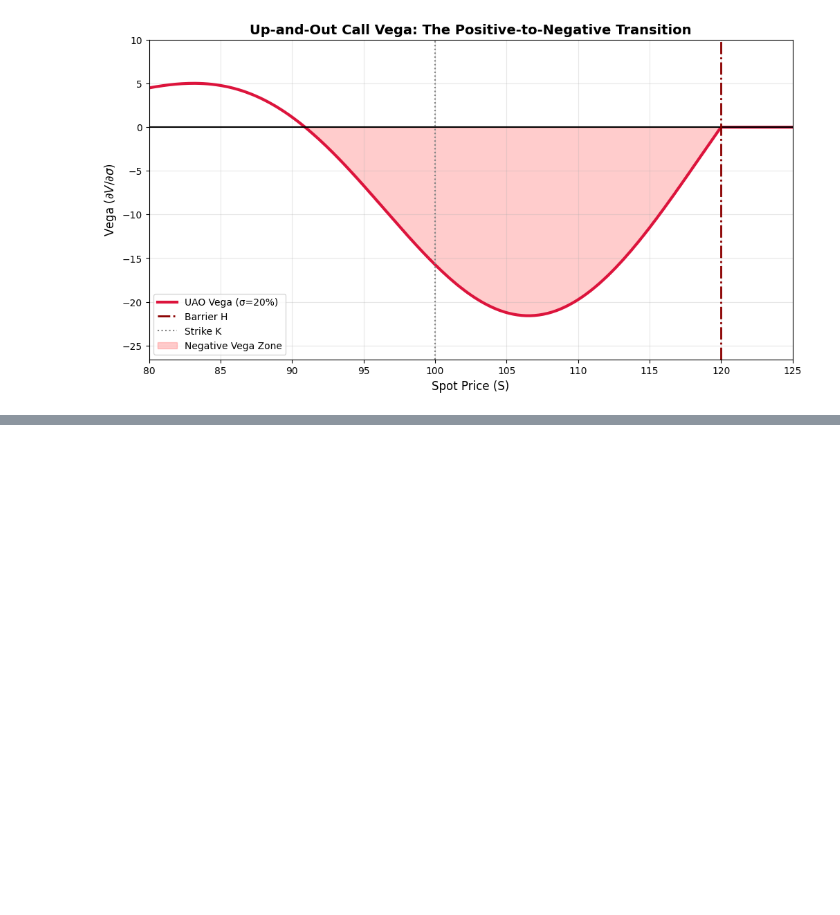
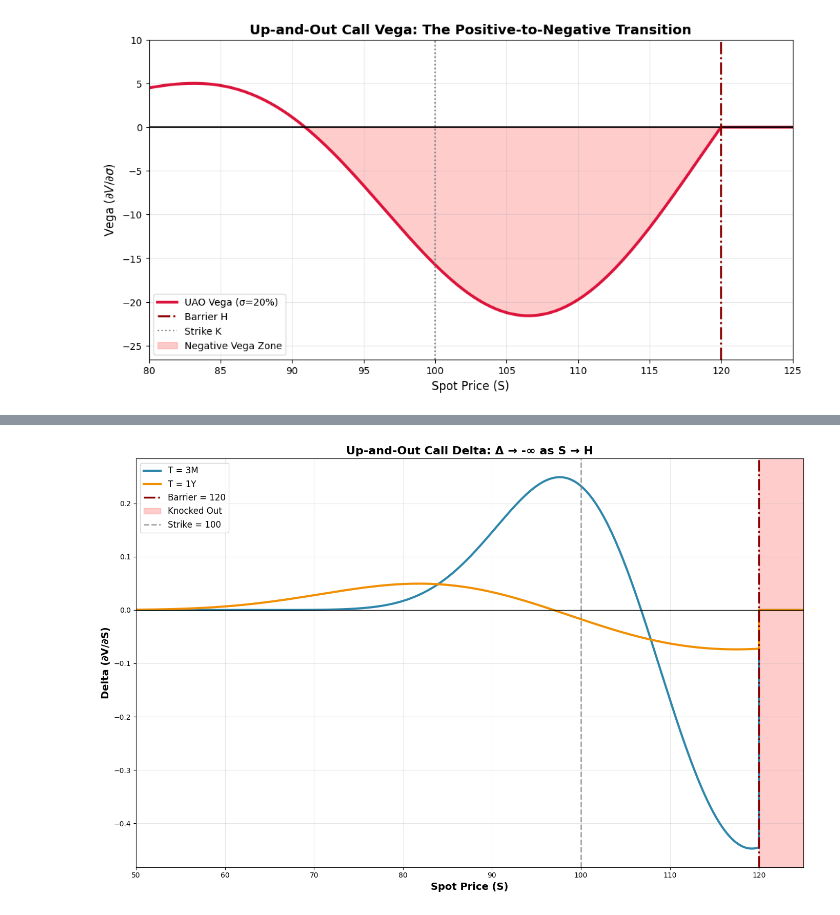
Before and after one commit to Mathis-14/Option_Pricing, a Jupyter notebook: exotics/barrier_options.ipynb, the cells around one changed output, grey strips where cells are left out. Drawn from its saved outputs; the diff is of its cells as text; code cells hidden in the pictures; blank space fills up the shorter version.

Commit message:
Implemented Delta and Gamma code and visualizations for an up and out call Used Reiner-Rubinstein formula

```diff
--- a/exotics/barrier_options.ipynb
+++ b/exotics/barrier_options.ipynb
@@ -298,0 +329,59 @@ plt.show()
+# %%
+# ============== DELTA CALCULATION ==============
+
+def delta_up_out_call(S, K, H, T, r, q, sigma):
+    """
+    Delta = (V(S+h) - V(S)) / h
+    """
+    h = 0.01
+    V1 = reiner_rubinstein_up_out_call(S, K, H, T, r, q, sigma)
+    V2 = reiner_rubinstein_up_out_call(S + h, K, H, T, r, q, sigma)
+    return (V2 - V1)/h
+
+
+# ============== PLOTTING ==============
+
+# Parameters
+K = 100
+H = 120
+r = 0.05
+q = 0.02
+sigma = 0.20
+
+# Spot prices (dense near barrier)
+S = np.concatenate([
+    np.linspace(50, 115, 500),
+    np.linspace(115, 119.99, 3000),
+    np.linspace(120, 125, 50)
+])
+
+# Calculate deltas for two maturities
+delta_3m = delta_up_out_call(S, K, H, 0.25, r, q, sigma)
+delta_1y = delta_up_out_call(S, K, H, 1.0, r, q, sigma)
+
+# Plot
+plt.figure(figsize=(14, 9))
+
+plt.plot(S, delta_3m, color='#2E86AB', linewidth=3, label='T = 3M')
+plt.plot(S, delta_1y, color='#F18F01', linewidth=3, label='T = 1Y')
+
+# Barrier and knockout zone
+plt.axvline(x=H, color='darkred', linestyle='-.', linewidth=2.5, label=f'Barrier = {H}')
+plt.axvspan(H, 125, alpha=0.2, color='red', label='Knocked Out')
+
+# Strike line
+plt.axvline(x=K, color='gray', linestyle='--', linewidth=2, alpha=0.7, label=f'Strike = {K}')
+plt.axhline(y=0, color='black', linewidth=1)
+
+# Labels
+plt.xlabel('Spot Price (S)', fontsize=14, fontweight='bold')
+plt.ylabel('Delta (∂V/∂S)', fontsize=14, fontweight='bold')
+plt.title('Up-and-Out Call Delta: Δ → -∞ as S → H', fontsize=16, fontweight='bold')
+plt.legend(loc='upper left', fontsize=12)
+plt.grid(alpha=0.3)
+plt.xlim(50, 125)
+
+plt.tight_layout()
+plt.show()
+# %% [output]
+[figure, added]
```
Also changed, not shown: parts of 5 cells of this notebook.
